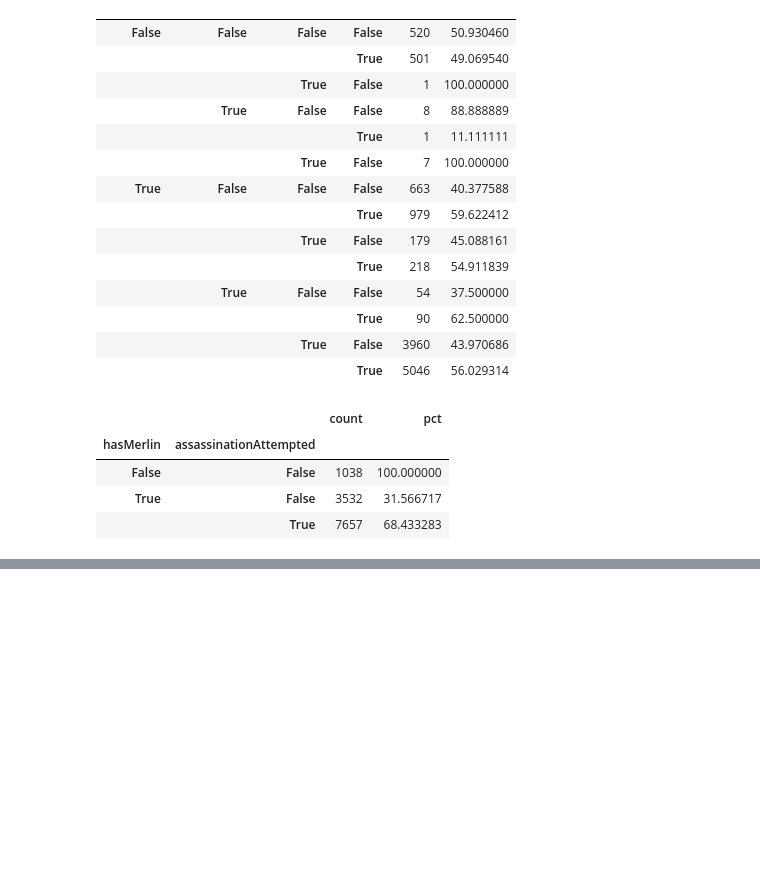
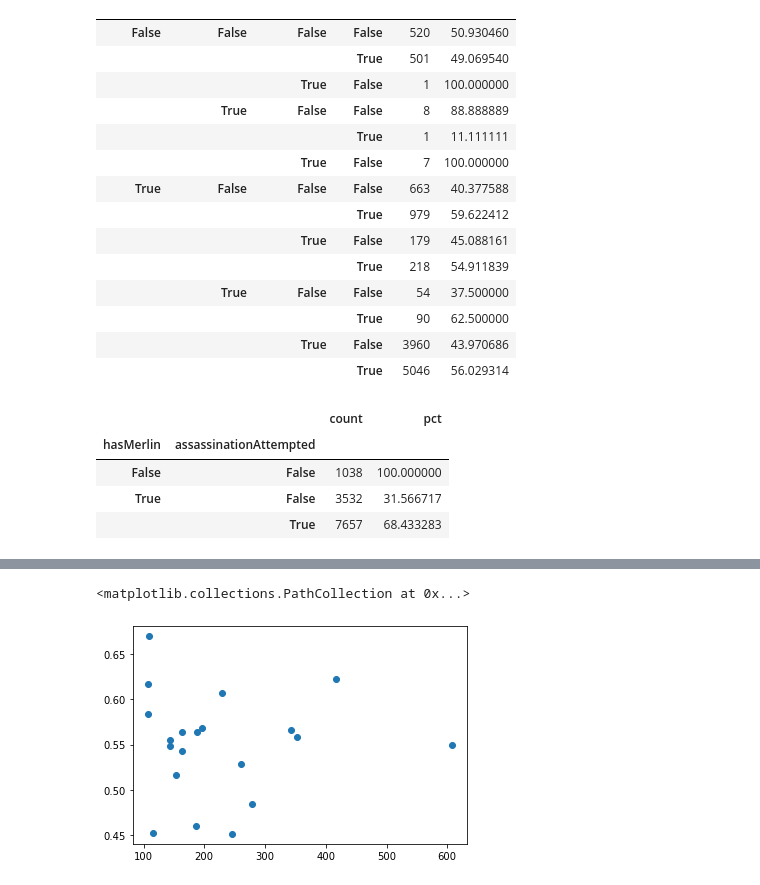
Before and after one commit to WhoaWhoa/avalonlogs, a Jupyter notebook: Avalonlogs.ipynb, the cells around one changed output, grey strips where cells are left out. Cells and saved outputs as stored; diff of their text form; code cells hidden in the pictures; blank space fills up the shorter version.

```diff
--- a/Avalonlogs.ipynb
+++ b/Avalonlogs.ipynb
@@ -17,7 +17,7 @@ plt.plot(np.random.randn(50).cumsum())
 # %%
 import os
 myList = []
-with os.scandir('avalonlogs/logs') as entries:
+with os.scandir('logs') as entries:
     for entry in entries:
         myList.append(pd.json_normalize(json.load(open(entry))))
 
@@ -45,14 +45,18 @@ df['hasOberon'] = df.apply(lambda row: any([True for role in row['outcome.roles'
 df['hasMordred'] = df.apply(lambda row: any([True for role in row['outcome.roles'] if role['role'] == "MORDRED"]), axis=1)
 df['hasMorgana'] = df.apply(lambda row: any([True for role in row['outcome.roles'] if role['role'] == "MORGANA"]), axis=1)
 df['numPlayers'] = df.apply(lambda row: len(row['outcome.roles']), axis=1)
+df['numMissions'] = df.apply(lambda row: len([mission for mission in row['missions'] if mission['state'] != "PENDING"]), axis=1)
 
 df['assassinationAttempted'] = df.apply(lambda row: row['outcome.assassinated'] is not None, axis=1)
 df['evilWin'] = df.apply(lambda row: row['outcome.state'] == "EVIL_WIN", axis=1)
 df['evilWinByAssassination'] = df.apply(lambda row: row['evilWin'] and row['outcome.message'] == "Merlin assassinated", axis=1)
 
+df['gameLengthSeconds'] = df.apply(lambda row: row['timeFinished._seconds'] - row['timeCreated._seconds'], axis=1)
+
+
+df
+
+
+
 #df[df["outcome.message"] == "Merlin assassinated"]
-#df.groupby(['hasMerlin', 'hasPercival', 'hasOberon', 'hasMordred', 'evilWin']).agg(['count'])
-summary = df.groupby(['hasMerlin','hasMorgana', 'hasPercival', 'evilWin']).agg(['count'])['missions']
-summary['pct'] = summary.groupby(level=[0,1,2]).apply(lambda x: 100 * x / float(x.sum()))
-summary
 # %% [output]
@@ -167,0 +319,5 @@ assassinStats
+# %%
+statsByCohort = df.groupby(['cohortId']).agg({'evilWin': ['count', 'mean'], 'assassinationAttempted': 'sum', 'evilWinByAssassination': ['sum']})
+statsByCohort['merlinKilledPct'] = statsByCohort.apply(lambda row: row['evilWinByAssassination'] / row['assassinationAttempted'], axis=1)
+statsByCohort = statsByCohort[statsByCohort['evilWin']['count'] > 100]
+statsByCohort
@@ -167,0 +344,5 @@ assassinStats
+# %%
+plt.scatter(statsByCohort['evilWin']['count'], statsByCohort['evilWin']['mean'])
+# %% [output]
+<matplotlib.collections.PathCollection at 0x...>
+[figure, added]
```
Also changed, not shown: parts of 14 cells of this notebook.
